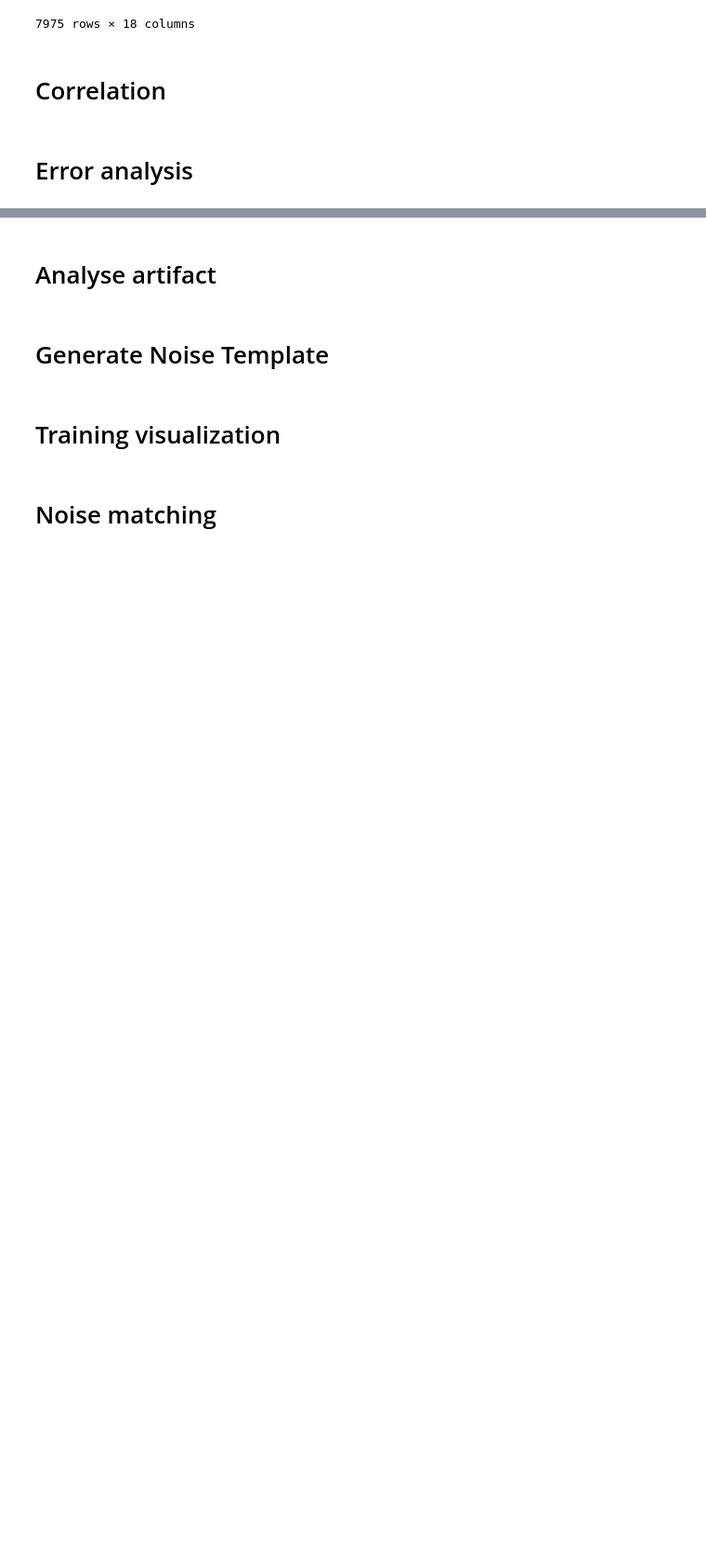
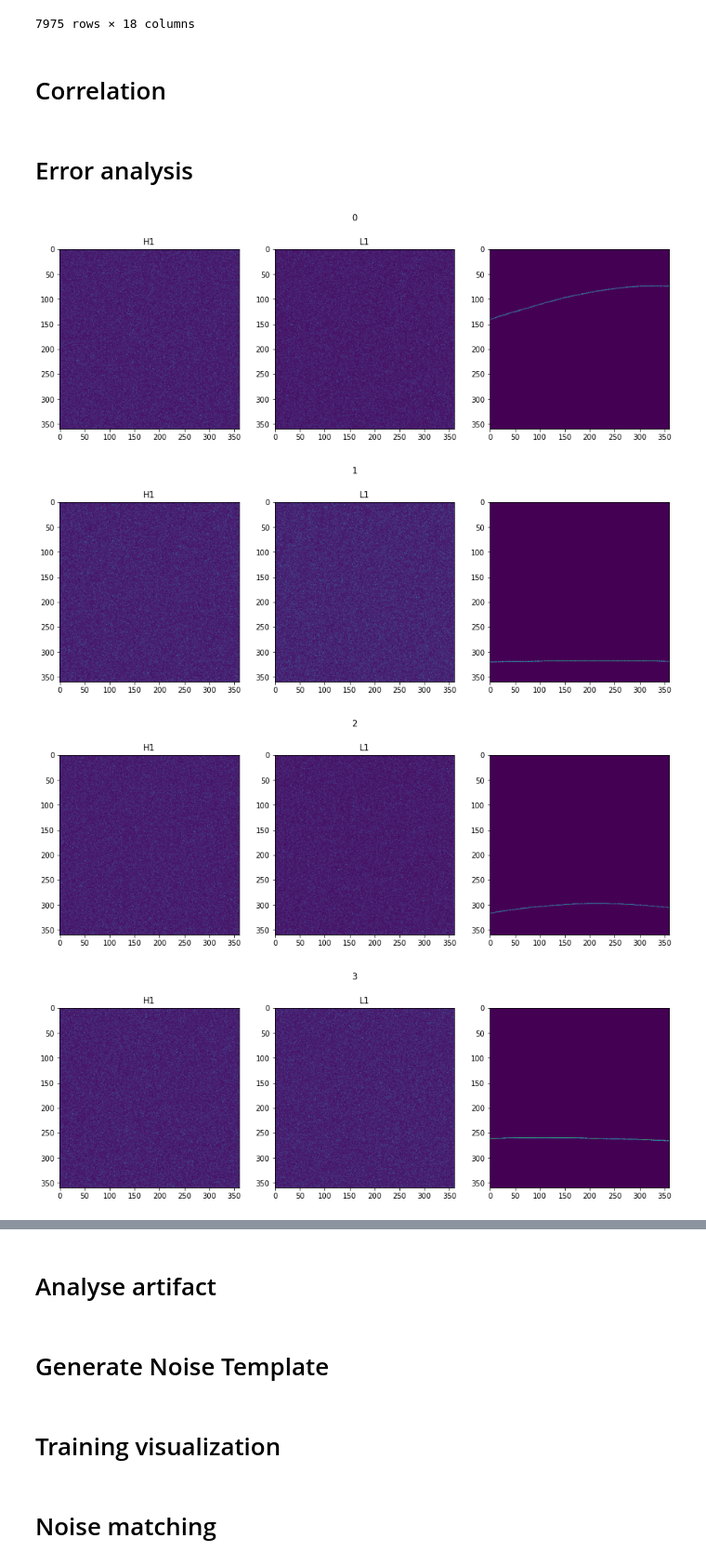
Before and after one commit to analokmaus/kaggle-g2net-2022-private, a Jupyter notebook: 05_error_analysis.ipynb, the cells around one changed output, grey strips where cells are left out. Shown at 93% size. Drawn from its saved outputs; the diff is of its cells as text; code cells hidden in the pictures; blank space fills up the shorter version.

```diff
--- a/05_error_analysis.ipynb
+++ b/05_error_analysis.ipynb
@@ -260,35 +263,40 @@ for idx, (specs, _) in enumerate(ds):
 # %%
 %matplotlib inline
 # %%
-ds = G2Net2022Dataset88(
-    df=pd.read_csv(Path('input/g2net-detecting-continuous-gravitational-waves/v18s.csv')),
-    data_dir=Path('input/g2net-detecting-continuous-gravitational-waves/v18s'),
-    noise_path=Path('input/g2net-detecting-continuous-gravitational-waves/concat_v18n1_v18n2.csv'),
-    noise_dir=None,
-    match_time=True,
-    signal_amplifier=1,
-    shift_range=(-165, 165),
-    positive_p=1,
-    noise_mixup_p=0,
-    return_mask=True,
-    # is_test=True,
-    preprocess=A.Compose([
-        ToSpectrogram(),
-        AdaptiveResize(img_size=360),
-        NormalizeSpectrogram('constant')]),
-    transforms=None
-)
+# ds = G2Net2022Dataset88(
+#     df=pd.read_csv(Path('input/g2net-detecting-continuous-gravitational-waves/v18s.csv')).head(10),
+#     data_dir=Path('input/g2net-detecting-continuous-gravitational-waves/v18s'),
+#     noise_path=Path('input/g2net-detecting-continuous-gravitational-waves/concat_v18n1_v18n2.csv'),
+#     noise_dir=None,
+#     match_time=False,
+#     signal_amplifier=1,
+#     shift_range=(-165, 165),
+#     positive_p=1,
+#     noise_mixup_p=0,
+#     return_mask=True,
+#     # is_test=True,
+#     preprocess=A.Compose([
+#         ToSpectrogram(),
+#         AdaptiveResize(img_size=360),
+#         NormalizeSpectrogram('constant')]),
+#     transforms=None
+# )
 # for idx, (specs, mask, _) in enumerate(ds):
 #     plt.figure(figsize=(15, 5))
 #     plt.suptitle(f'{idx}')
 #     plt.subplot(1, 3, 1)
 #     plt.imshow(specs[:, :, 0])
 #     plt.title('H1')
 #     plt.subplot(1, 3, 2)
 #     plt.imshow(specs[:, :, 1])
 #     plt.title('L1')
 #     plt.subplot(1, 3, 3)
 #     plt.imshow(mask)
 #     plt.show()
 #     # plt.savefig(f'input/plot/sample/{idx}.png', facecolor='white')
 #     plt.close()
+# %% [output]
+[figure, added]
+[figure, added]
+[figure, added]
+[figure, added]
```
Also changed, not shown: parts of 3 cells of this notebook, 8 other files.
